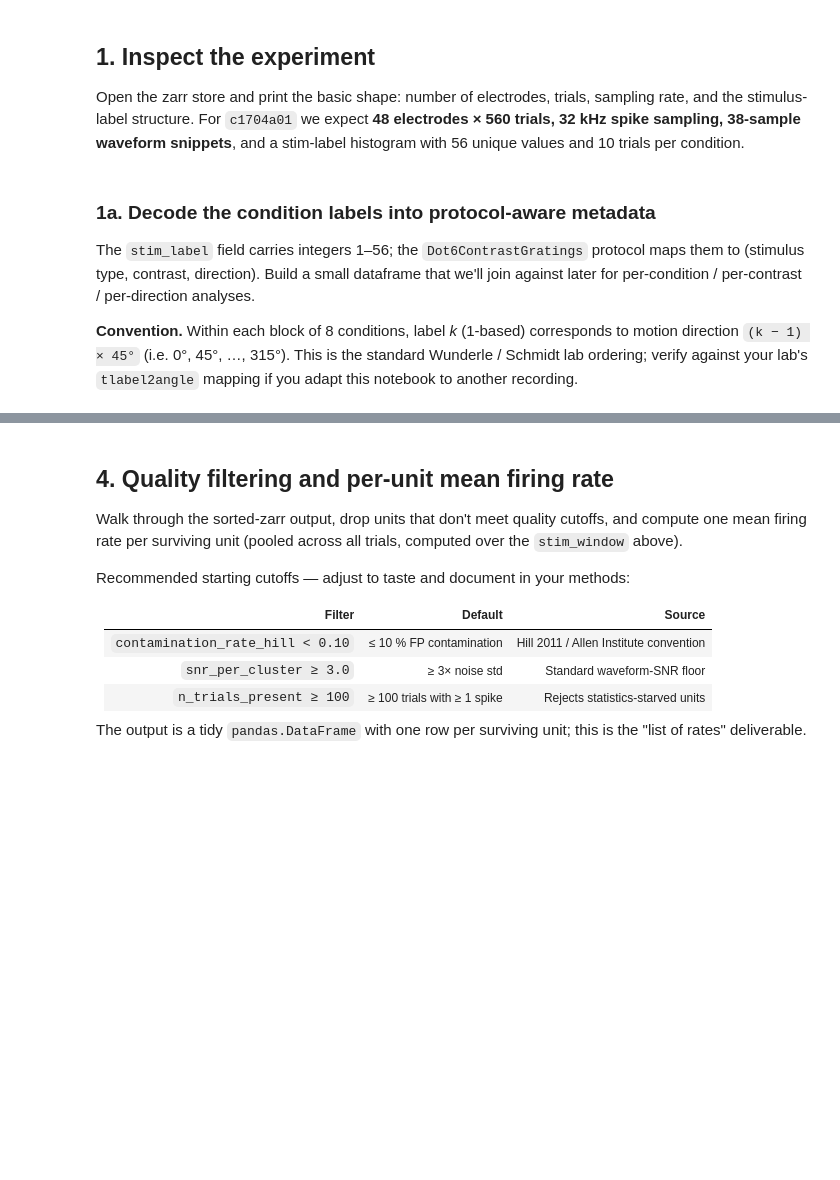
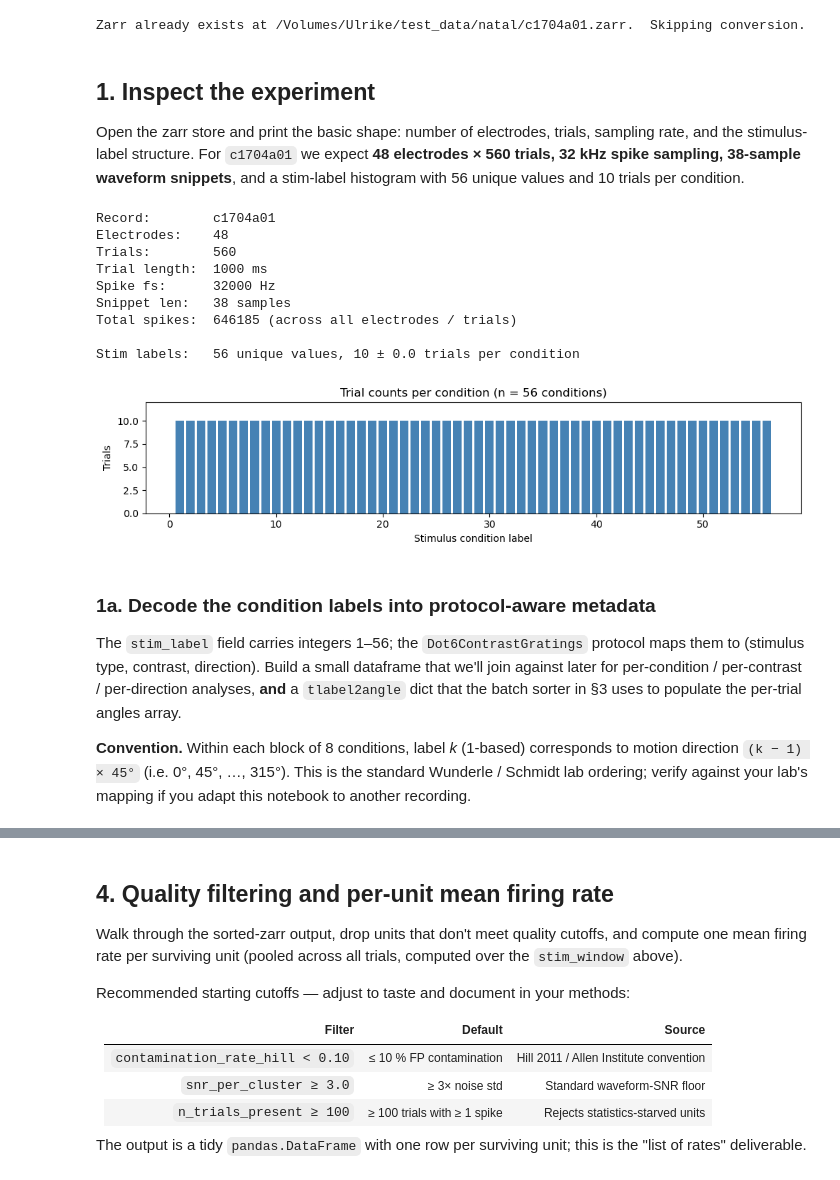
Before and after one commit to VisionICeNatal/VisionICeAnalysis, a Jupyter notebook: examples/example_population_rate_distribution.ipynb, the cells around one changed output, grey strips where cells are left out. Drawn from its saved outputs; the diff is of its cells as text; code cells hidden in the pictures; blank space fills up the shorter version.

```diff
--- a/examples/example_population_rate_distribution.ipynb
+++ b/examples/example_population_rate_distribution.ipynb
@@ -68,3 +101,32 @@ print("Writing to:  ", OUTPUT_DIR)
+# %%
+if DATA_PATH.exists():
+    print(f"Zarr already exists at {DATA_PATH}.  Skipping conversion.")
+else:
+    if not RAW_DIR.exists():
+        raise FileNotFoundError(
+            f"Neither the zarr ({DATA_PATH}) nor the raw directory "
+            f"({RAW_DIR}) exists.  Adjust DATA_PATH / RAW_DIR / NAME "
+            f"in the configuration cell above and re-run."
+        )
+    print(f"Zarr not found — reading raw files from {RAW_DIR} ...")
+    exp = Experiment()
+    # ``save_as="zarr"`` writes <RAW_DIR>/<NAME>.zarr next to the raw
+    # files.  This is the only place the raw I/O is touched; every
+    # subsequent cell reads from the zarr store via xarray, so the
+    # rest of the notebook does not depend on the LabView format.
+    exp.load_from_dir(path=str(RAW_DIR), name=NAME, save_as="zarr")
+    converted = RAW_DIR / f"{NAME}.zarr"
+    if converted.resolve() != DATA_PATH.resolve():
+        # The freshly-written zarr lives inside RAW_DIR; re-point
+        # DATA_PATH (and OUTPUT_DIR alongside it) so downstream cells
+        # read from the right location.
+        DATA_PATH = converted
+        OUTPUT_DIR = DATA_PATH.parent / f"{DATA_PATH.stem}_population_rates"
+        OUTPUT_DIR.mkdir(exist_ok=True)
+    print(f"Wrote zarr: {DATA_PATH}")
+    print(f"Updated output dir: {OUTPUT_DIR}")
+# %% [output]
+Zarr already exists at /Volumes/Ulrike/test_data/natal/c1704a01.zarr.  Skipping conversion.
 # %% [markdown]
 ## 1. Inspect the experiment
 
@@ -72,34 +134,43 @@ Open the zarr store and print the basic shape: number of electrodes, trials, sam
 # %%
 ds = load_from_zarr(DATA_PATH)
 
 print(f"Record:        {ds.attrs.get('RecordName', DATA_PATH.stem)}")
 print(f"Electrodes:    {ds.sizes['electrodes']}")
 print(f"Trials:        {ds.sizes['trials']}")
 print(f"Trial length:  {ds.attrs.get('MaxTrialLength')} ms")
 print(f"Spike fs:      {ds.attrs.get('SpikeSamplingFrequency')} Hz")
 print(f"Snippet len:   {ds.attrs.get('NofPointsSpikewaveform')} samples")
 print(f"Total spikes:  {int(ds.n_spikes.sum())} (across all electrodes / trials)")
 
 labels, counts = np.unique(ds.stim_label.values, return_counts=True)
-print(
-    f"\nStim labels:   {len(labels)} unique values, "
-    f"{counts.mean():.0f} ± {counts.std():.1f} trials per condition"
-)
+print(f"\nStim labels:   {len(labels)} unique values, "
+      f"{counts.mean():.0f} ± {counts.std():.1f} trials per condition")
 
 fig, ax = plt.subplots(figsize=(10, 2.5))
 ax.bar(labels, counts, width=0.8, color="steelblue")
 ax.set_xlabel("Stimulus condition label")
 ax.set_ylabel("Trials")
 ax.set_title(f"Trial counts per condition (n = {len(labels)} conditions)")
 ax.set_ylim(0, max(counts) * 1.2)
 plt.tight_layout()
 plt.show()
+# %% [output]
+Record:        c1704a01
+Electrodes:    48
+Trials:        560
+Trial length:  1000 ms
+Spike fs:      32000 Hz
+Snippet len:   38 samples
+Total spikes:  646185 (across all electrodes / trials)
+
+Stim labels:   56 unique values, 10 ± 0.0 trials per condition
+[figure, added]
 # %% [markdown]
 ### 1a. Decode the condition labels into protocol-aware metadata
 
-The `stim_label` field carries integers 1–56; the `Dot6ContrastGratings` protocol maps them to (stimulus type, contrast, direction). Build a small dataframe that we'll join against later for per-condition / per-contrast / per-direction analyses.
+The `stim_label` field carries integers 1–56; the `Dot6ContrastGratings` protocol maps them to (stimulus type, contrast, direction). Build a small dataframe that we'll join against later for per-condition / per-contrast / per-direction analyses, **and** a `tlabel2angle` dict that the batch sorter in §3 uses to populate the per-trial angles array.
 
-**Convention.** Within each block of 8 conditions, label *k* (1-based) corresponds to motion direction `(k − 1) × 45°` (i.e. 0°, 45°, …, 315°). This is the standard Wunderle / Schmidt lab ordering; verify against your lab's `tlabel2angle` mapping if you adapt this notebook to another recording.
+**Convention.** Within each block of 8 conditions, label *k* (1-based) corresponds to motion direction `(k − 1) × 45°` (i.e. 0°, 45°, …, 315°). This is the standard Wunderle / Schmidt lab ordering; verify against your lab's mapping if you adapt this notebook to another recording.
 # %%
 def decode_condition(label):
     """Map a 1..56 condition label → (stim_type, contrast_pct, direction_deg)."""
```
Also changed, not shown: parts of 16 cells of this notebook.
